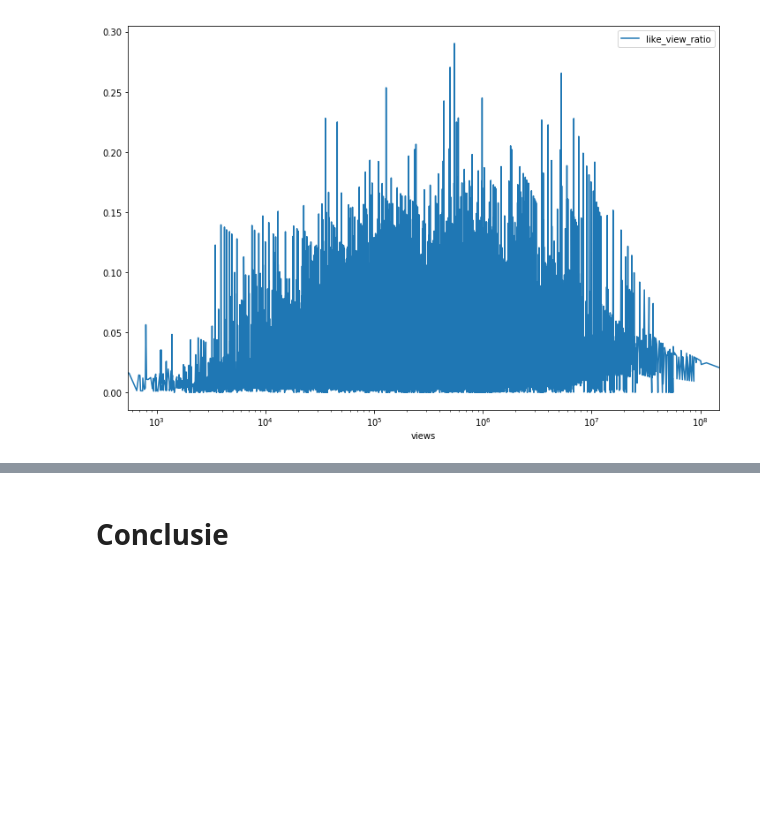
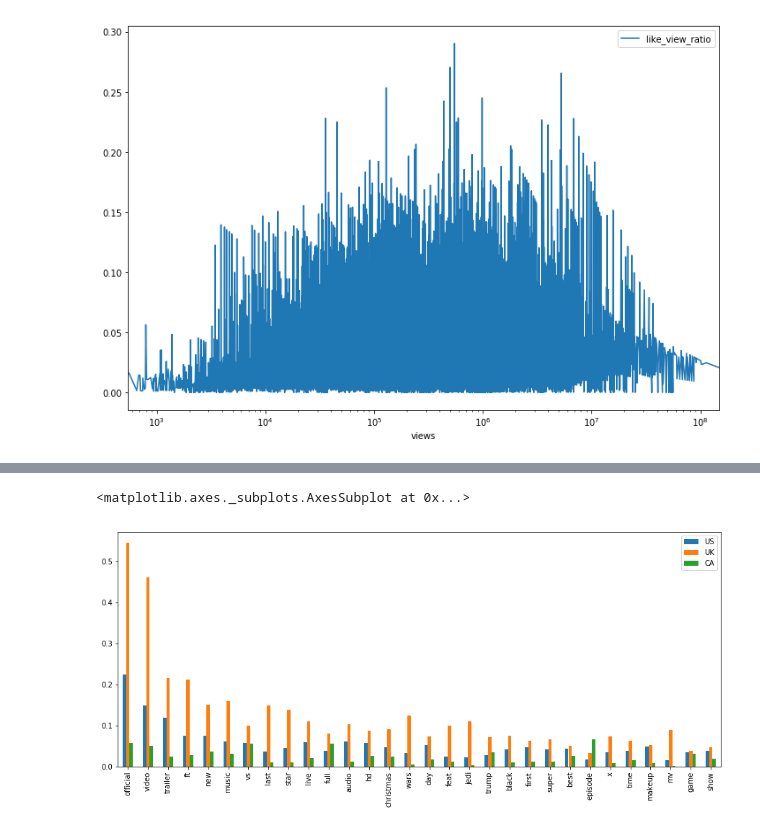
Before and after one commit to SandervWickeren/DataScience_YouTube, a Jupyter notebook: Slides.ipynb, the cells around one changed output, grey strips where cells are left out. Saved outputs shown, nothing was run; the diff lists cells and outputs as text; code cells hidden in the pictures; blank space fills up the shorter version.

```diff
--- a/Slides.ipynb
+++ b/Slides.ipynb
@@ -184,6 +195,8 @@ UK=stripTitles(trending_UK.title.values,"UK")
 US= US.join(CA).join(UK)
 US["total"]=US.UK+US.US+US.CA
 # %%
-US.sort_values("total",ascending=False)[["US","UK","CA"]][:30].plot(kind="bar",figsize=(20,20))
+# Overeenkomsten tussen USA, UK en CA
+US.sort_values("total",ascending=False)[["US","UK","CA"]][:30].plot(kind="bar",figsize=(15,6))
+# %% [output]
+<matplotlib.axes._subplots.AxesSubplot at 0x...>
+[figure, added]
-# %% [markdown]
-# Conclusie
```
Also changed, not shown: parts of 10 cells of this notebook.
